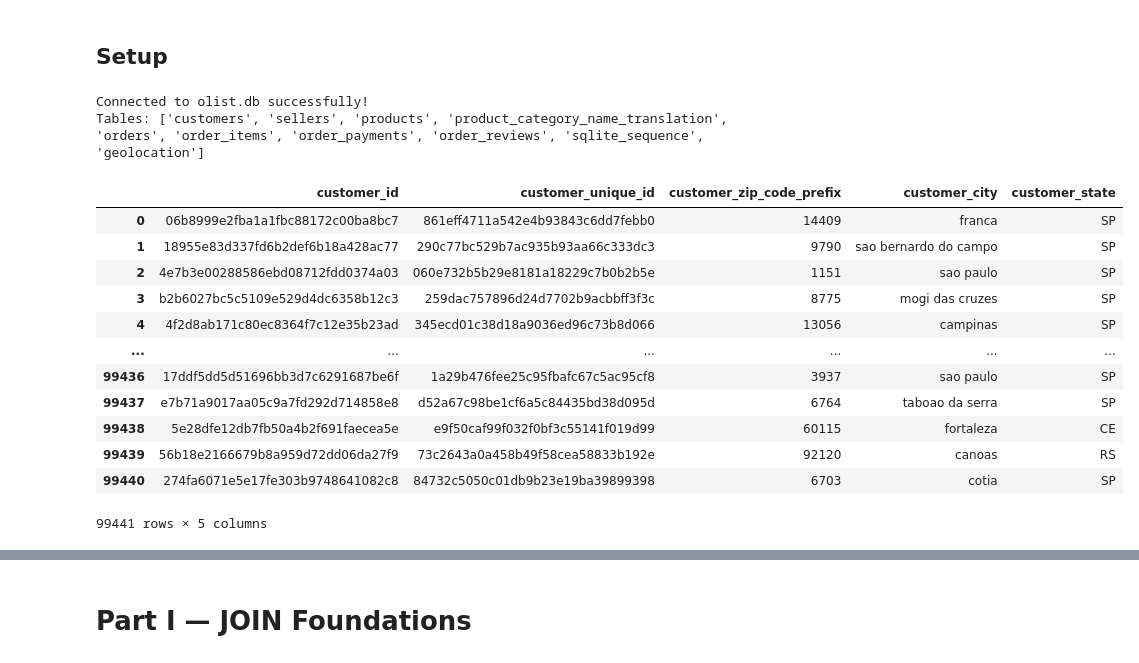
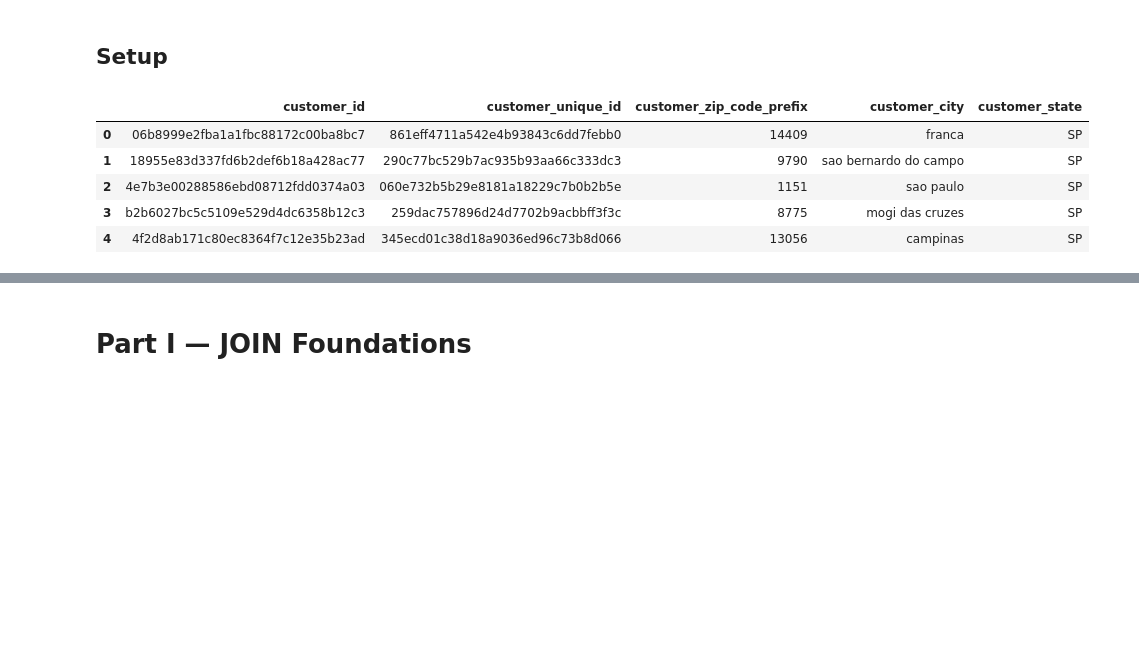
Before and after one commit to Thomasayanfeoluwa/2026-Python-Training-Class---Tutorial-For-Beginners, a Jupyter notebook: OLISTs/exercises_solutions/olists_exercises.ipynb, the cells around one changed output, grey strips where cells are left out. Drawn from its saved outputs; the diff is of its cells as text; code cells hidden in the pictures; blank space fills up the shorter version.

```diff
--- a/OLISTs/exercises_solutions/olists_exercises.ipynb
+++ b/OLISTs/exercises_solutions/olists_exercises.ipynb
@@ -17,23 +17,11 @@
 ---
 # %% [markdown]
 ## Setup
-# %%
-import os
-import sqlite3
-import pandas as pd
-
-# Connect to the Olist database
-db_path = os.path.join("..", "database", "olist.db")
-conn = sqlite3.connect(db_path)
-
-# Optional: make output nicer
-pd.set_option("display.max_rows", 100)
-pd.set_option("display.max_columns", 50)
-pd.set_option("display.width", 120)
-
-print("Connected to olist.db successfully!")
-print("Tables:", pd.read_sql("SELECT name FROM sqlite_master WHERE type='table';", conn)["name"].tolist())
-# %% [output]
-Connected to olist.db successfully!
-Tables: ['customers', 'sellers', 'products', 'product_category_name_translation', 'orders', 'order_items', 'order_payments', 'order_reviews', 'sqlite_sequence', 'geolocation']
+# %%
+import os
+import sqlite3
+import pandas as pd
+
+# Connect to Olist Database
+conn = sqlite3.connect("../database/olist.db")
 # %%
@@ -41,19 +30,12 @@ def run_sql(query):
     return pd.read_sql(query, conn)
 # %%
 run_sql("""
-    SELECT * FROM customers
+    SELECT * FROM customers LIMIT 5;
 """)
 # %% [output]
 |  | customer_id | customer_unique_id | customer_zip_code_prefix | customer_city | customer_state |
 | 0 | 06b8999e2fba1a1fbc88172c00ba8bc7 | 861eff4711a542e4b93843c6dd7febb0 | 14409 | franca | SP |
 | 1 | 18955e83d337fd6b2def6b18a428ac77 | 290c77bc529b7ac935b93aa66c333dc3 | 9790 | sao bernardo do campo | SP |
 | 2 | 4e7b3e00288586ebd08712fdd0374a03 | 060e732b5b29e8181a18229c7b0b2b5e | 1151 | sao paulo | SP |
 | 3 | b2b6027bc5c5109e529d4dc6358b12c3 | 259dac757896d24d7702b9acbbff3f3c | 8775 | mogi das cruzes | SP |
 | 4 | 4f2d8ab171c80ec8364f7c12e35b23ad | 345ecd01c38d18a9036ed96c73b8d066 | 13056 | campinas | SP |
-| ... | ... | ... | ... | ... | ... |
-| 99436 | 17ddf5dd5d51696bb3d7c6291687be6f | 1a29b476fee25c95fbafc67c5ac95cf8 | 3937 | sao paulo | SP |
-| 99437 | e7b71a9017aa05c9a7fd292d714858e8 | d52a67c98be1cf6a5c84435bd38d095d | 6764 | taboao da serra | SP |
-| 99438 | 5e28dfe12db7fb50a4b2f691faecea5e | e9f50caf99f032f0bf3c55141f019d99 | 60115 | fortaleza | CE |
-| 99439 | 56b18e2166679b8a959d72dd06da27f9 | 73c2643a0a458b49f58cea58833b192e | 92120 | canoas | RS |
-| 99440 | 274fa6071e5e17fe303b9748641082c8 | 84732c5050c01db9b23e19ba39899398 | 6703 | cotia | SP |
-99441 rows × 5 columns
```
Also changed, not shown: parts of 11 cells of this notebook, 1 other file.
